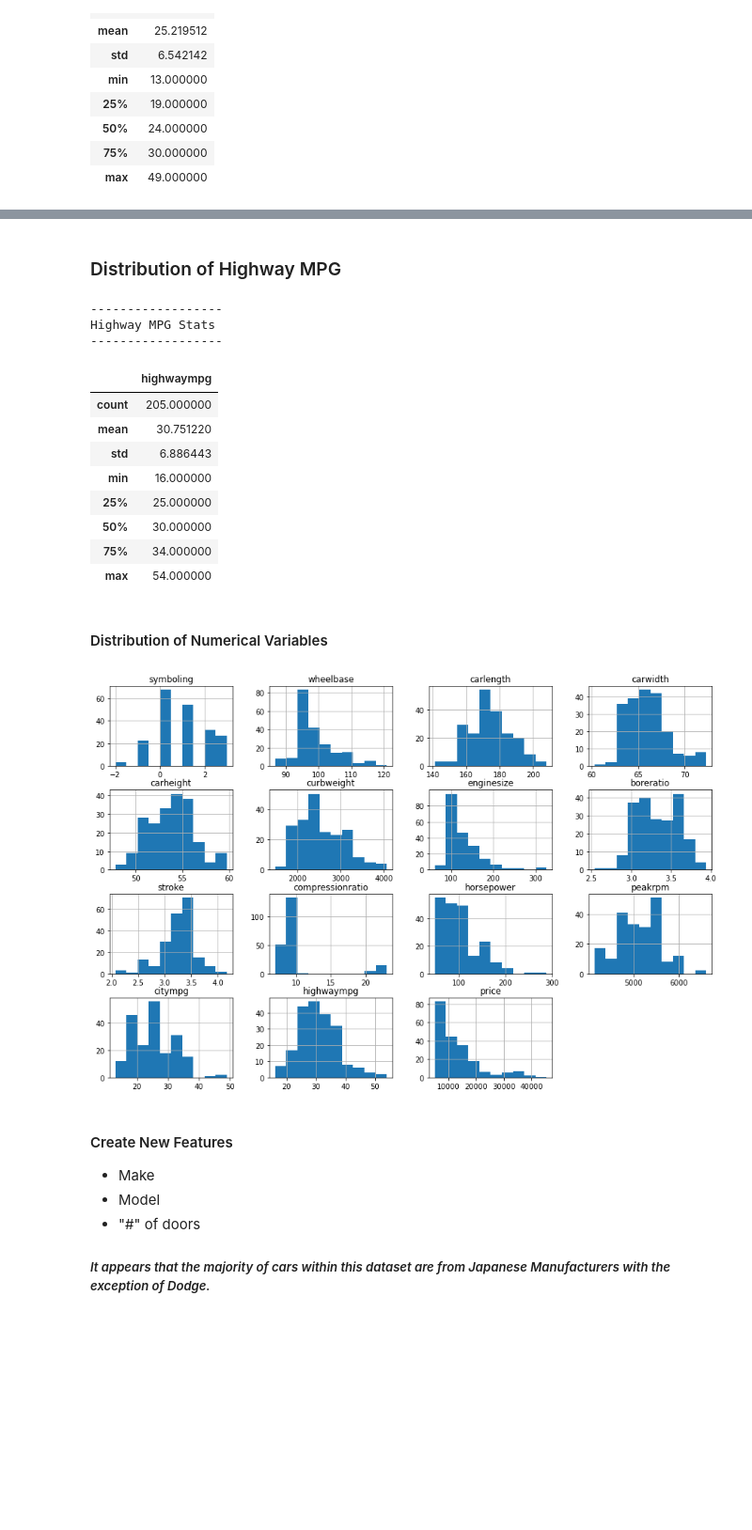
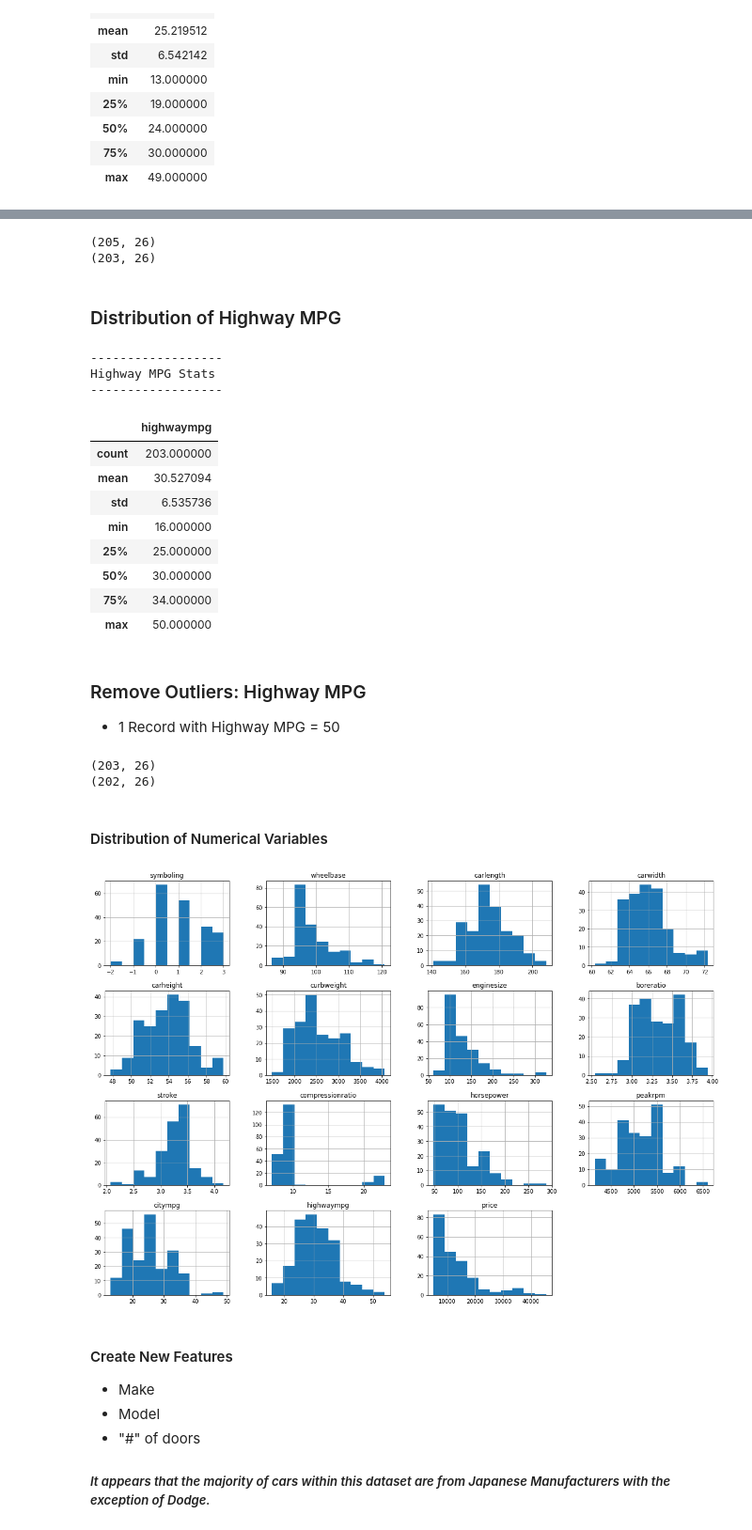
Before and after one commit to ShaneJett-DS/car_price_prediction, a Jupyter notebook: car_prediction.ipynb, the cells around one changed output, grey strips where cells are left out. Shown at 94% size. Saved outputs shown, nothing was run; the diff lists cells and outputs as text; code cells hidden in the pictures; blank space fills up the shorter version.

```diff
--- a/car_prediction.ipynb
+++ b/car_prediction.ipynb
@@ -110,12 +114,30 @@ City MPG Stats
+# %%
+# Subset the records with City MPG outliers
+outlier_indx = data[data["citympg"] > 46].index
+
+# Check the shape of the dataframe with outliers removed
+original_shape = data.shape
+modified_df = data.drop(outlier_indx, axis=0)
+
+print(original_shape)
+print(modified_df.shape)
+# %% [output]
+(205, 26)
+(203, 26)
 # %% [markdown]
 ### Distribution of Highway MPG
 # %%
-fig = px.box(data, x="highwaympg")
-fig.show()
 
-fig2 = px.histogram(data, x="highwaympg")
+# Visualize the Highway MPG distribution with Boxplot and Histogram
+fig1 = px.box(modified_df, x="highwaympg")
+fig2 = px.histogram(modified_df, x="highwaympg")
+fig1.show()
 fig2.show()
 
+# Descriptive Statistics for City MPG
+highwaympg_stats = pd.DataFrame(modified_df["highwaympg"].describe())
+
+# Print a title with Descriptive Statistics Table
 print("------------------")
 print("Highway MPG Stats")
 print("------------------")
@@ -125,25 +147,44 @@ display(highwaympg_stats)
 Highway MPG Stats
 ------------------
 |  | highwaympg |
-| count | 205.000000 |
-| mean | 30.751220 |
-| std | 6.886443 |
+| count | 203.000000 |
+| mean | 30.527094 |
+| std | 6.535736 |
 | min | 16.000000 |
 | 25% | 25.000000 |
 | 50% | 30.000000 |
 | 75% | 34.000000 |
-| max | 54.000000 |
+| max | 50.000000 |
+# %% [markdown]
+### Remove Outliers: Highway MPG
+* 1 Record with Highway MPG = 50
+# %%
+# Create a copy of the modified dataframe
+temp_df1 = modified_df.copy()
+
+# Subset the records with City MPG outliers
+outlier_hwy = temp_df1[temp_df1["highwaympg"] == 50].index
+
+# Check the shape of the dataframe with outliers removed
+original_shape = temp_df1.shape
+temp_df2 = temp_df1.drop(outlier_hwy, axis=0)
+
+print(original_shape)
+print(temp_df2.shape)
+# %% [output]
+(203, 26)
+(202, 26)
 # %% [markdown]
 #### Distribution of Numerical Variables
 # %%
 #fig, ax = plt.subplots(figsize=(10,6))
 hist_data = data.drop("car_ID", axis=1)
 
-ax = hist_data.hist(figsize=(15,10))
+ax = hist_data.hist(figsize=(20,14))
 #ax = px.scatter_matrix(hist_data)
 plt.show()
 # %% [output]
-[figure, old version]
+[figure, new version]
 # %% [markdown]
 #### Create New Features
 * Make
```
Also changed, not shown: parts of 2 cells of this notebook.
